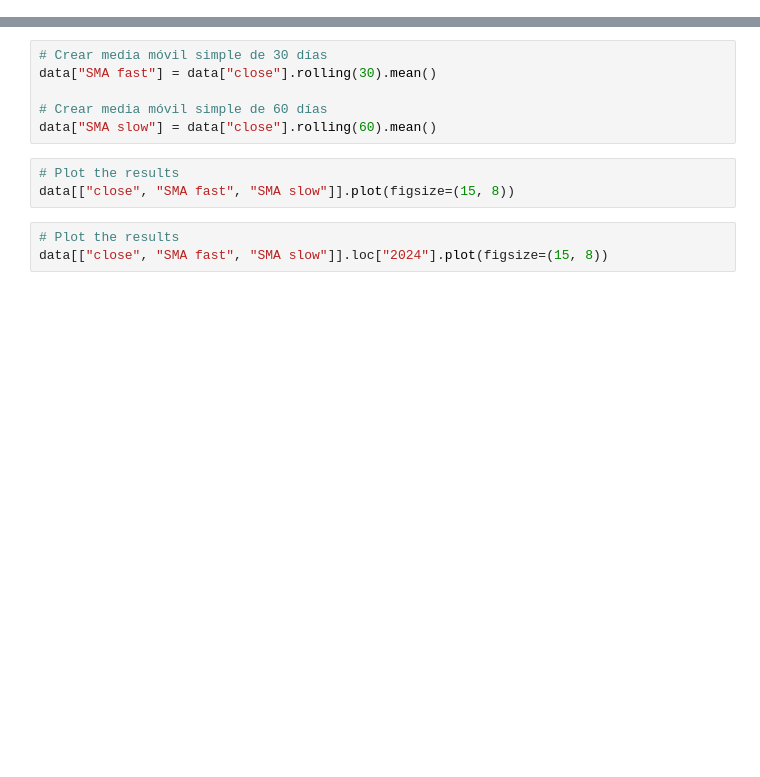
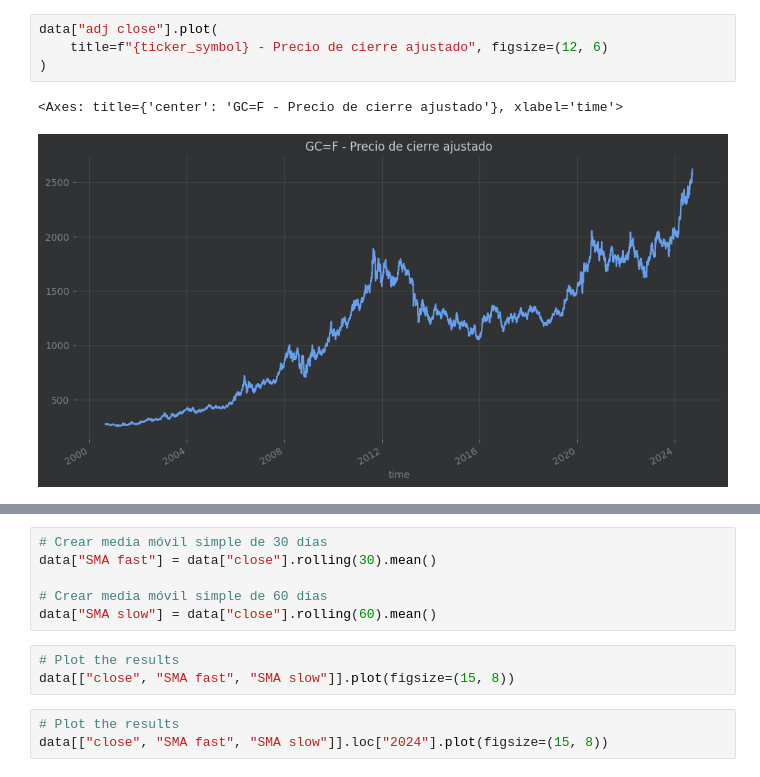
Before and after one commit to LuisTellezSirocco/gold-diggers, a Jupyter notebook: Notebooks/trading_algo_gold.ipynb, the cells around one changed output, grey strips where cells are left out. Cells and saved outputs as stored; diff of their text form; blank space fills up the shorter version.

```diff
--- a/Notebooks/trading_algo_gold.ipynb
+++ b/Notebooks/trading_algo_gold.ipynb
@@ -64,0 +212,7 @@ np.float64(0.23652053657807848)
+# %%
+data["adj close"].plot(
+    title=f"{ticker_symbol} - Precio de cierre ajustado", figsize=(12, 6)
+)
+# %% [output]
+<Axes: title={'center': 'GC=F - Precio de cierre ajustado'}, xlabel='time'>
+[figure, added]
```
Also changed, not shown: parts of 19 cells of this notebook, 1 other file.
